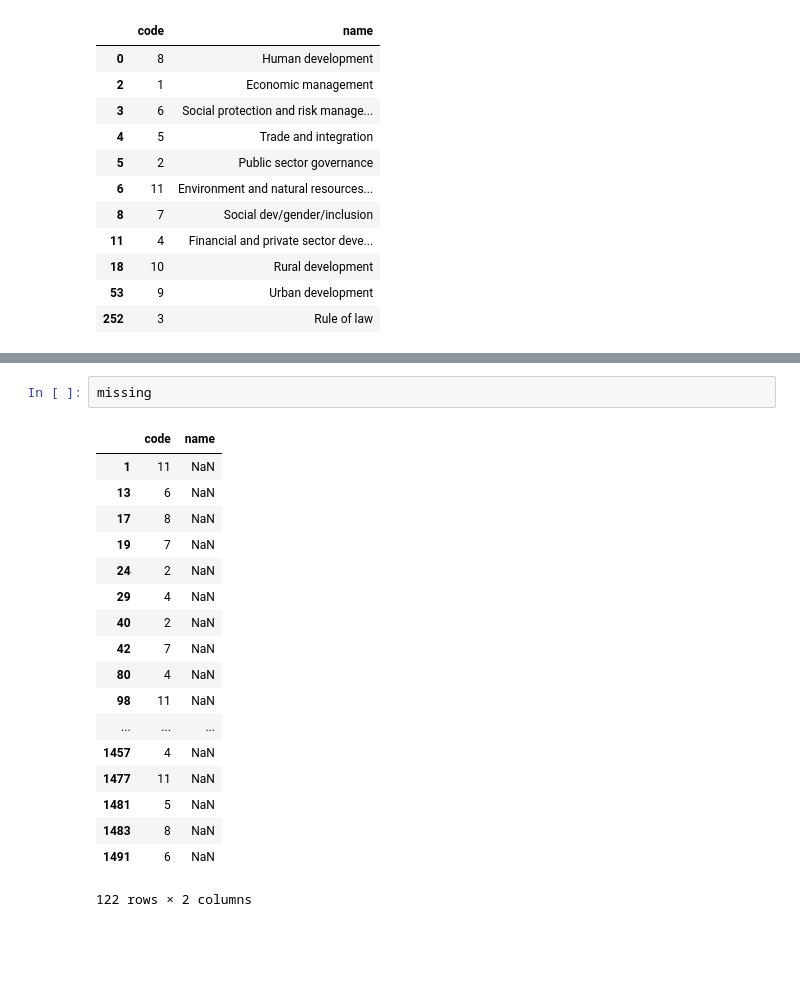
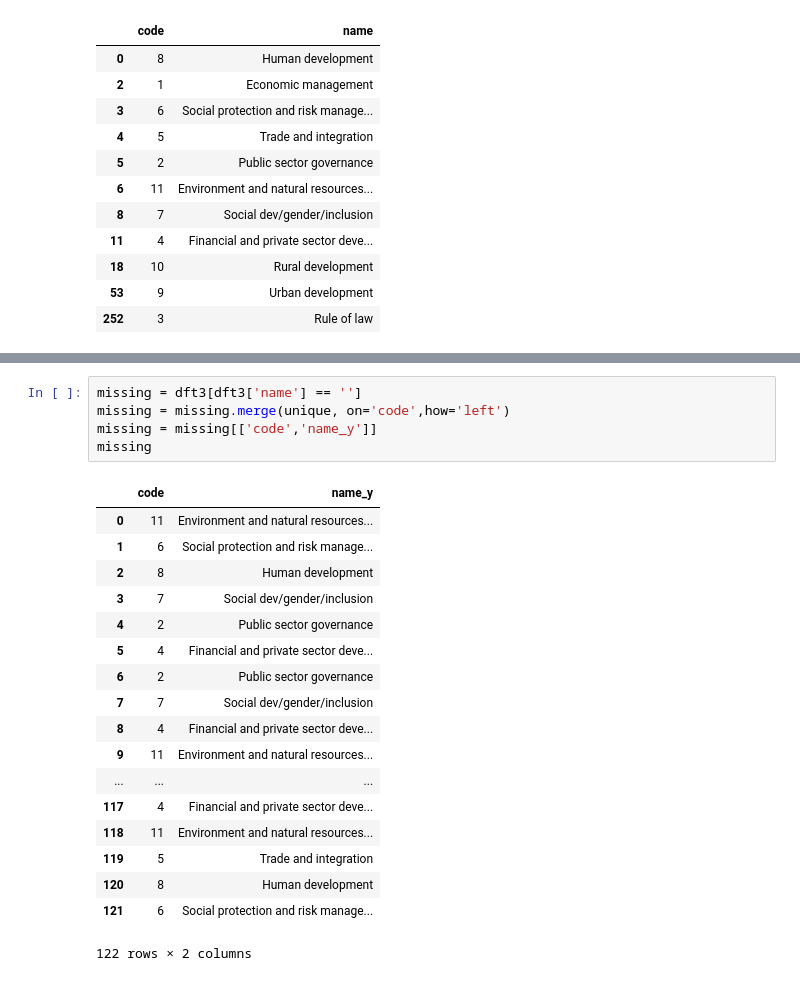
Before and after one commit to nashneo/Capstone, a Jupyter notebook: Json Data Exercise/sliderule_dsi_json_exercise.ipynb, the cells around one changed output, grey strips where cells are left out. Cells and saved outputs as stored; diff of their text form; blank space fills up the shorter version.

```diff
--- a/Json Data Exercise/sliderule_dsi_json_exercise.ipynb
+++ b/Json Data Exercise/sliderule_dsi_json_exercise.ipynb
@@ -212,21 +227,24 @@ for index,row in missing.iterrows():
-# %%
-missing
-# %% [output]
-|  | code | name |
-| 1 | 11 | NaN |
-| 13 | 6 | NaN |
-| 17 | 8 | NaN |
-| 19 | 7 | NaN |
-| 24 | 2 | NaN |
-| 29 | 4 | NaN |
-| 40 | 2 | NaN |
-| 42 | 7 | NaN |
-| 80 | 4 | NaN |
-| 98 | 11 | NaN |
-| ... | ... | ... |
-| 1457 | 4 | NaN |
-| 1477 | 11 | NaN |
-| 1481 | 5 | NaN |
-| 1483 | 8 | NaN |
-| 1491 | 6 | NaN |
-122 rows × 2 columns
+# %%
+missing = dft3[dft3['name'] == '']
+missing = missing.merge(unique, on='code',how='left')
+missing = missing[['code','name_y']]
+missing
+# %% [output]
+|  | code | name_y |
+| 0 | 11 | Environment and natural resources... |
+| 1 | 6 | Social protection and risk manage... |
+| 2 | 8 | Human development |
+| 3 | 7 | Social dev/gender/inclusion |
+| 4 | 2 | Public sector governance |
+| 5 | 4 | Financial and private sector deve... |
+| 6 | 2 | Public sector governance |
+| 7 | 7 | Social dev/gender/inclusion |
+| 8 | 4 | Financial and private sector deve... |
+| 9 | 11 | Environment and natural resources... |
+| ... | ... | ... |
+| 117 | 4 | Financial and private sector deve... |
+| 118 | 11 | Environment and natural resources... |
+| 119 | 5 | Trade and integration |
+| 120 | 8 | Human development |
+| 121 | 6 | Social protection and risk manage... |
+122 rows × 2 columns
```
Also changed, not shown: parts of 12 cells of this notebook.
